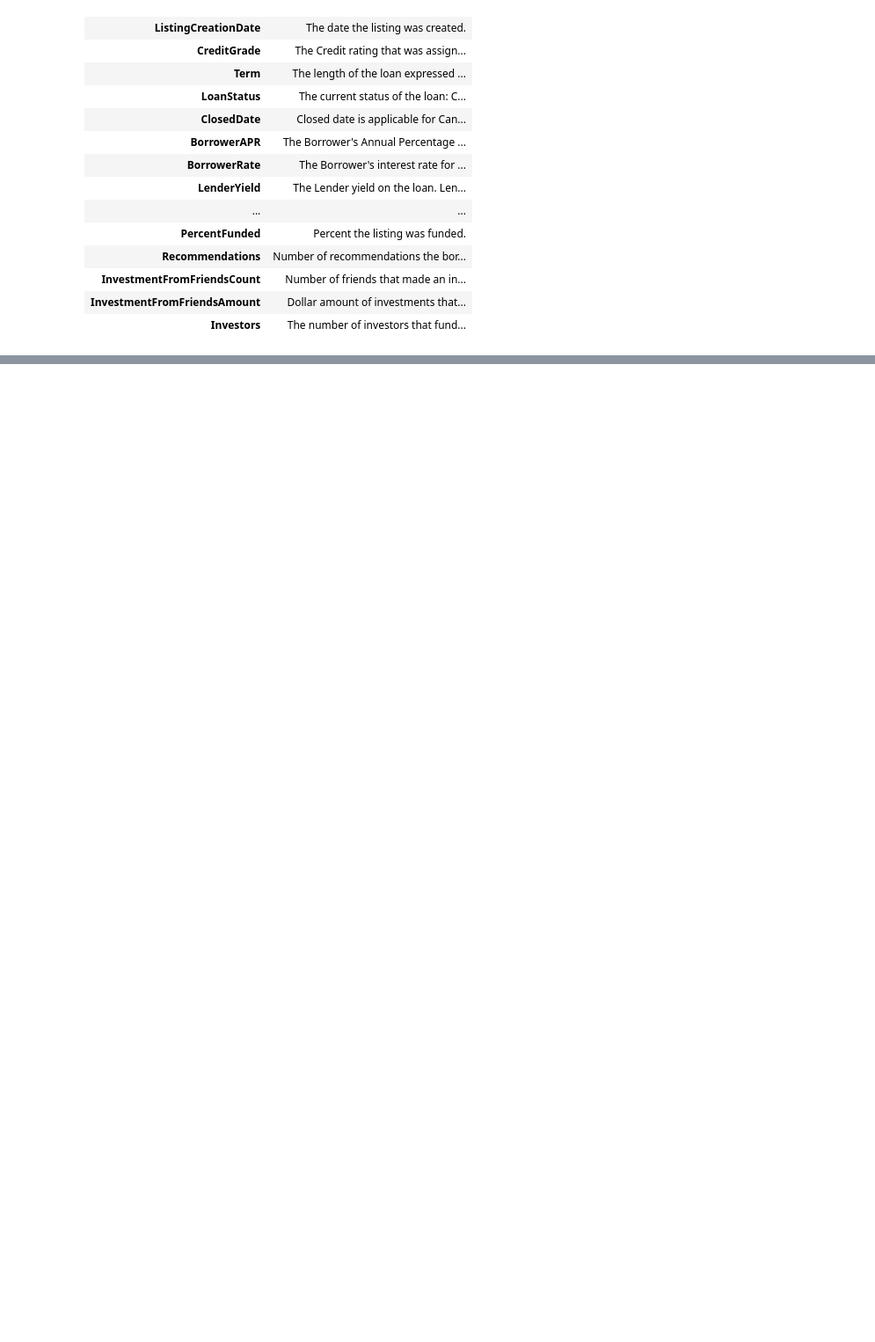
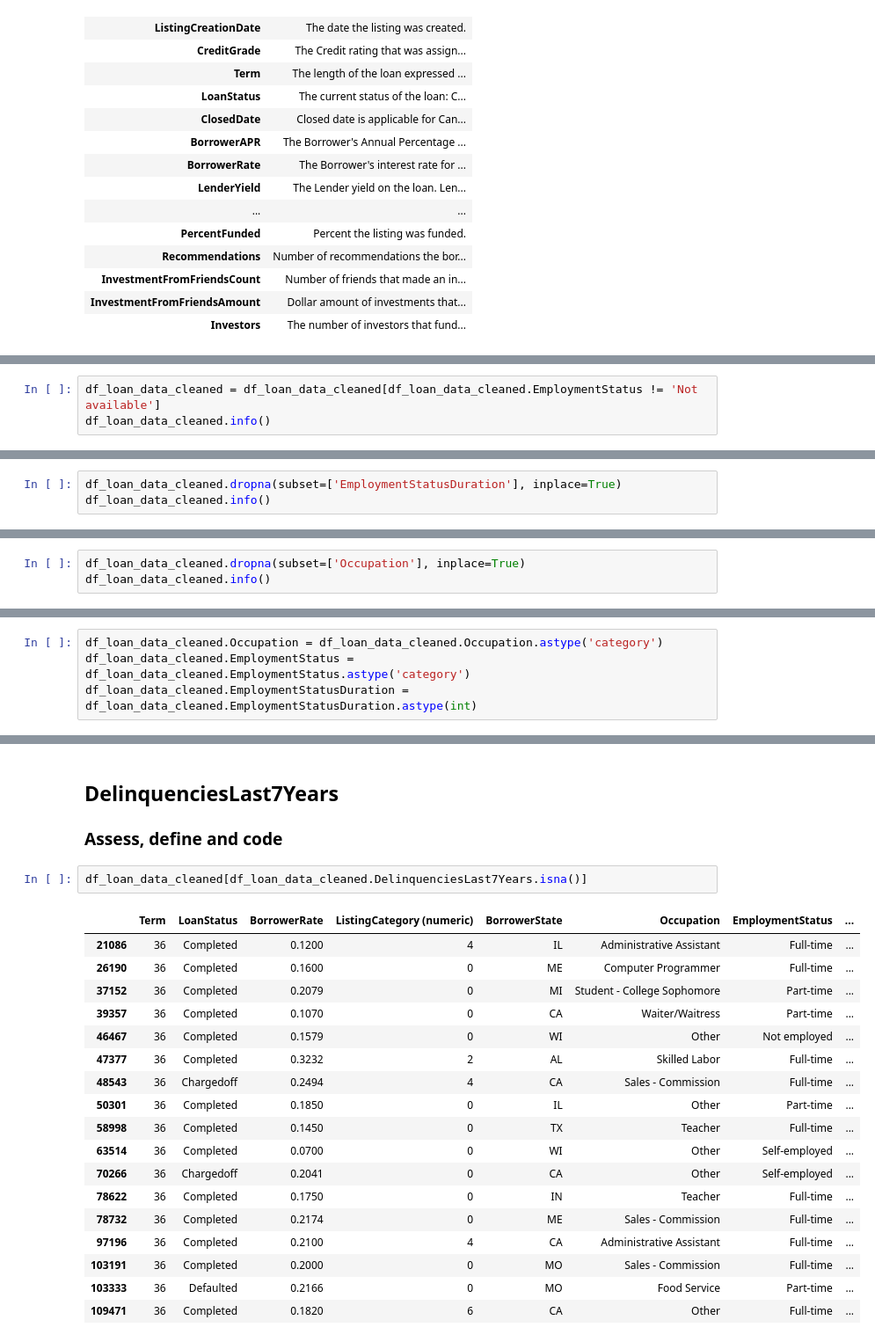
Before and after one commit to Simonmaignan/udacity-data-analysis, a Jupyter notebook: project-communicate-data-findings/data_wrangling.ipynb, the cells around one changed output, grey strips where cells are left out. Shown at 88% size. Cells and saved outputs as stored; diff of their text form; blank space fills up the shorter version.

```diff
--- a/project-communicate-data-findings/data_wrangling.ipynb
+++ b/project-communicate-data-findings/data_wrangling.ipynb
@@ -133,0 +328,3 @@ df_loan_data_cleaned.describe()
+# %%
+df_loan_data_cleaned = df_loan_data_cleaned[df_loan_data_cleaned.EmploymentStatus != 'Not available']
+df_loan_data_cleaned.info()
@@ -133,0 +371,3 @@ df_loan_data_cleaned.describe()
+# %%
+df_loan_data_cleaned.dropna(subset=['EmploymentStatusDuration'], inplace=True)
+df_loan_data_cleaned.info()
@@ -133,0 +438,3 @@ df_loan_data_cleaned.describe()
+# %%
+df_loan_data_cleaned.dropna(subset=['Occupation'], inplace=True)
+df_loan_data_cleaned.info()
@@ -133,0 +466,4 @@ df_loan_data_cleaned.describe()
+# %%
+df_loan_data_cleaned.Occupation = df_loan_data_cleaned.Occupation.astype('category')
+df_loan_data_cleaned.EmploymentStatus = df_loan_data_cleaned.EmploymentStatus.astype('category')
+df_loan_data_cleaned.EmploymentStatusDuration = df_loan_data_cleaned.EmploymentStatusDuration.astype(int)
@@ -133,0 +498,24 @@ df_loan_data_cleaned.describe()
+# %% [markdown]
+## DelinquenciesLast7Years
+### Assess, define and code
+# %%
+df_loan_data_cleaned[df_loan_data_cleaned.DelinquenciesLast7Years.isna()]
+# %% [output]
+|  | Term | LoanStatus | BorrowerRate | ListingCategory (numeric) | BorrowerState | Occupation | EmploymentStatus | ... |
+| 21086 | 36 | Completed | 0.1200 | 4 | IL | Administrative Assistant | Full-time | ... |
+| 26190 | 36 | Completed | 0.1600 | 0 | ME | Computer Programmer | Full-time | ... |
+| 37152 | 36 | Completed | 0.2079 | 0 | MI | Student - College Sophomore | Part-time | ... |
+| 39357 | 36 | Completed | 0.1070 | 0 | CA | Waiter/Waitress | Part-time | ... |
+| 46467 | 36 | Completed | 0.1579 | 0 | WI | Other | Not employed | ... |
+| 47377 | 36 | Completed | 0.3232 | 2 | AL | Skilled Labor | Full-time | ... |
+| 48543 | 36 | Chargedoff | 0.2494 | 4 | CA | Sales - Commission | Full-time | ... |
+| 50301 | 36 | Completed | 0.1850 | 0 | IL | Other | Part-time | ... |
+| 58998 | 36 | Completed | 0.1450 | 0 | TX | Teacher | Full-time | ... |
+| 63514 | 36 | Completed | 0.0700 | 0 | WI | Other | Self-employed | ... |
+| 70266 | 36 | Chargedoff | 0.2041 | 0 | CA | Other | Self-employed | ... |
+| 78622 | 36 | Completed | 0.1750 | 0 | IN | Teacher | Full-time | ... |
+| 78732 | 36 | Completed | 0.2174 | 0 | ME | Sales - Commission | Full-time | ... |
+| 97196 | 36 | Completed | 0.2100 | 4 | CA | Administrative Assistant | Full-time | ... |
+| 103191 | 36 | Completed | 0.2000 | 0 | MO | Sales - Commission | Full-time | ... |
+| 103333 | 36 | Defaulted | 0.2166 | 0 | MO | Food Service | Part-time | ... |
+| 109471 | 36 | Completed | 0.1820 | 6 | CA | Other | Full-time | ... |
```
Also changed, not shown: parts of 41 cells of this notebook.
